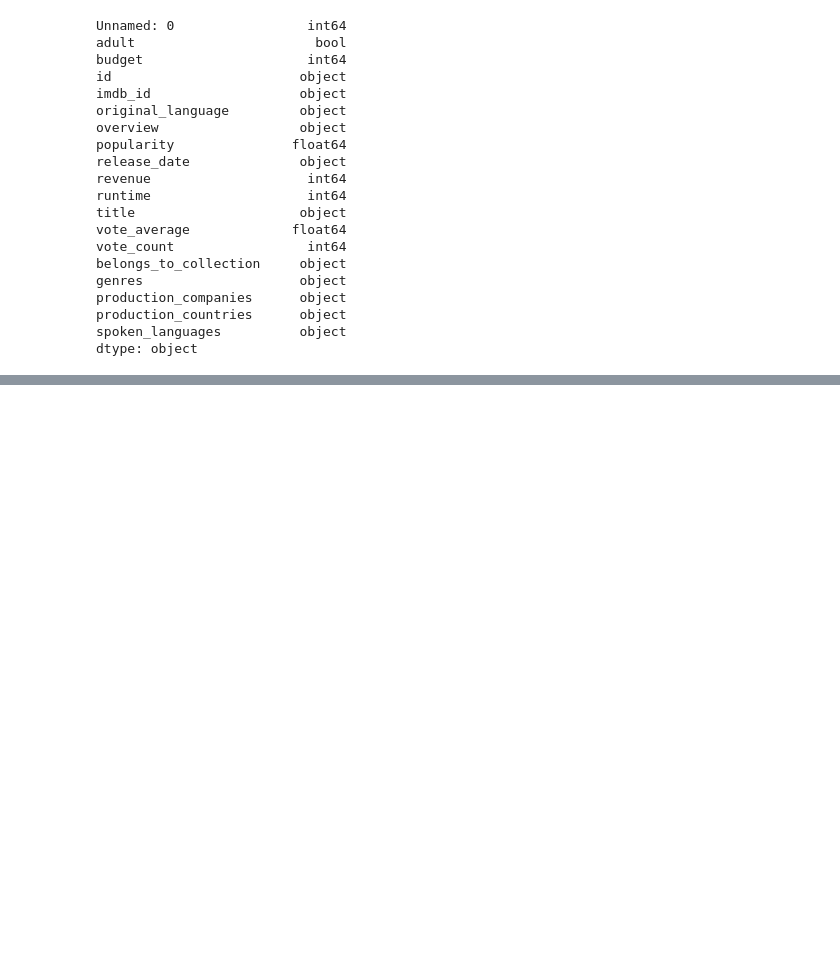
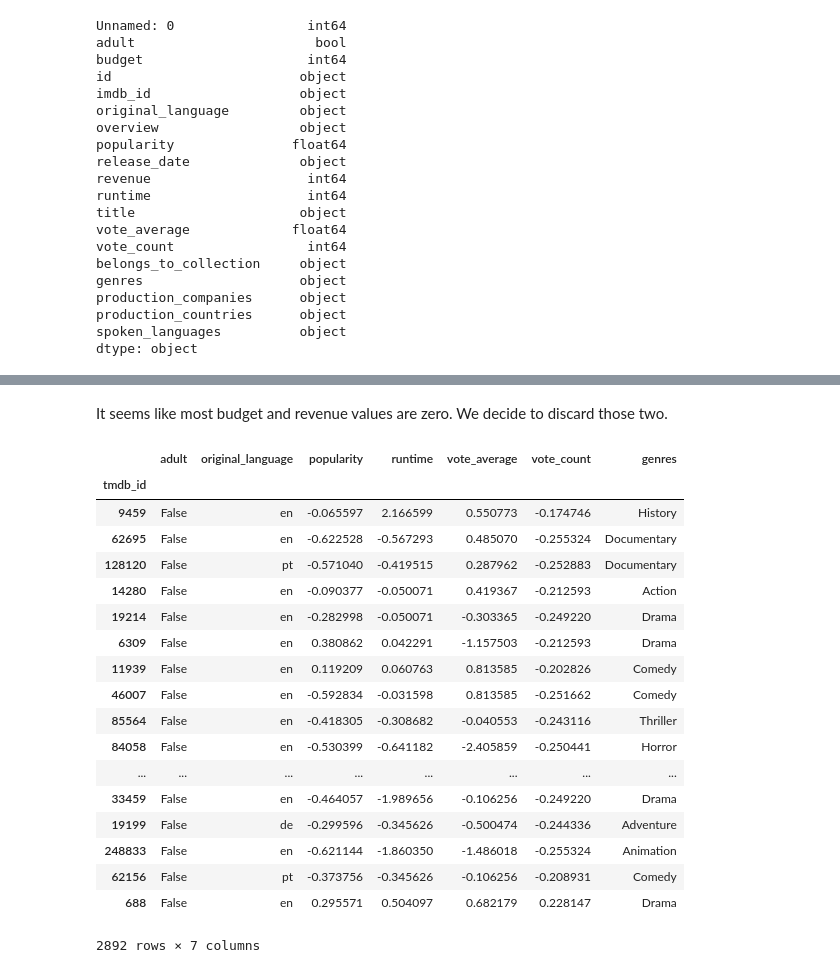
Before and after one commit to Zhouyiy/17645GroupProjectTeamA, a Jupyter notebook: FeatureExtraction/clean_data_to_normalized_one_hot.ipynb, the cells around one changed output, grey strips where cells are left out. Cells and saved outputs as stored; diff of their text form; code cells hidden in the pictures; blank space fills up the shorter version.

```diff
--- a/FeatureExtraction/Untitled1.ipynb
+++ b/FeatureExtraction/clean_data_to_normalized_one_hot.ipynb
@@ -49,0 +82,2 @@ dtype: object
+# %% [markdown]
+It seems like most budget and revenue values are zero. We decide to discard those two.
@@ -50,3 +90,25 @@ dtype: object
+# %%
+df
+# %% [output]
+|  | adult | original_language | popularity | runtime | vote_average | vote_count | genres |
+| tmdb_id |  |  |  |  |  |  |  |
+| 9459 | False | en | -0.065597 | 2.166599 | 0.550773 | -0.174746 | History |
+| 62695 | False | en | -0.622528 | -0.567293 | 0.485070 | -0.255324 | Documentary |
+| 128120 | False | pt | -0.571040 | -0.419515 | 0.287962 | -0.252883 | Documentary |
+| 14280 | False | en | -0.090377 | -0.050071 | 0.419367 | -0.212593 | Action |
+| 19214 | False | en | -0.282998 | -0.050071 | -0.303365 | -0.249220 | Drama |
+| 6309 | False | en | 0.380862 | 0.042291 | -1.157503 | -0.212593 | Drama |
+| 11939 | False | en | 0.119209 | 0.060763 | 0.813585 | -0.202826 | Comedy |
+| 46007 | False | en | -0.592834 | -0.031598 | 0.813585 | -0.251662 | Comedy |
+| 85564 | False | en | -0.418305 | -0.308682 | -0.040553 | -0.243116 | Thriller |
+| 84058 | False | en | -0.530399 | -0.641182 | -2.405859 | -0.250441 | Horror |
+| ... | ... | ... | ... | ... | ... | ... | ... |
+| 33459 | False | en | -0.464057 | -1.989656 | -0.106256 | -0.249220 | Drama |
+| 19199 | False | de | -0.299596 | -0.345626 | -0.500474 | -0.244336 | Adventure |
+| 248833 | False | en | -0.621144 | -1.860350 | -1.486018 | -0.255324 | Animation |
+| 62156 | False | pt | -0.373756 | -0.345626 | -0.106256 | -0.208931 | Comedy |
+| 688 | False | en | 0.295571 | 0.504097 | 0.682179 | 0.228147 | Drama |
+2892 rows × 7 columns
 # %%
 one_hot_columns = ['adult', 'original_language', 'genres']
 # %%
```
Also changed, not shown: parts of 9 cells of this notebook, 1 other file.
